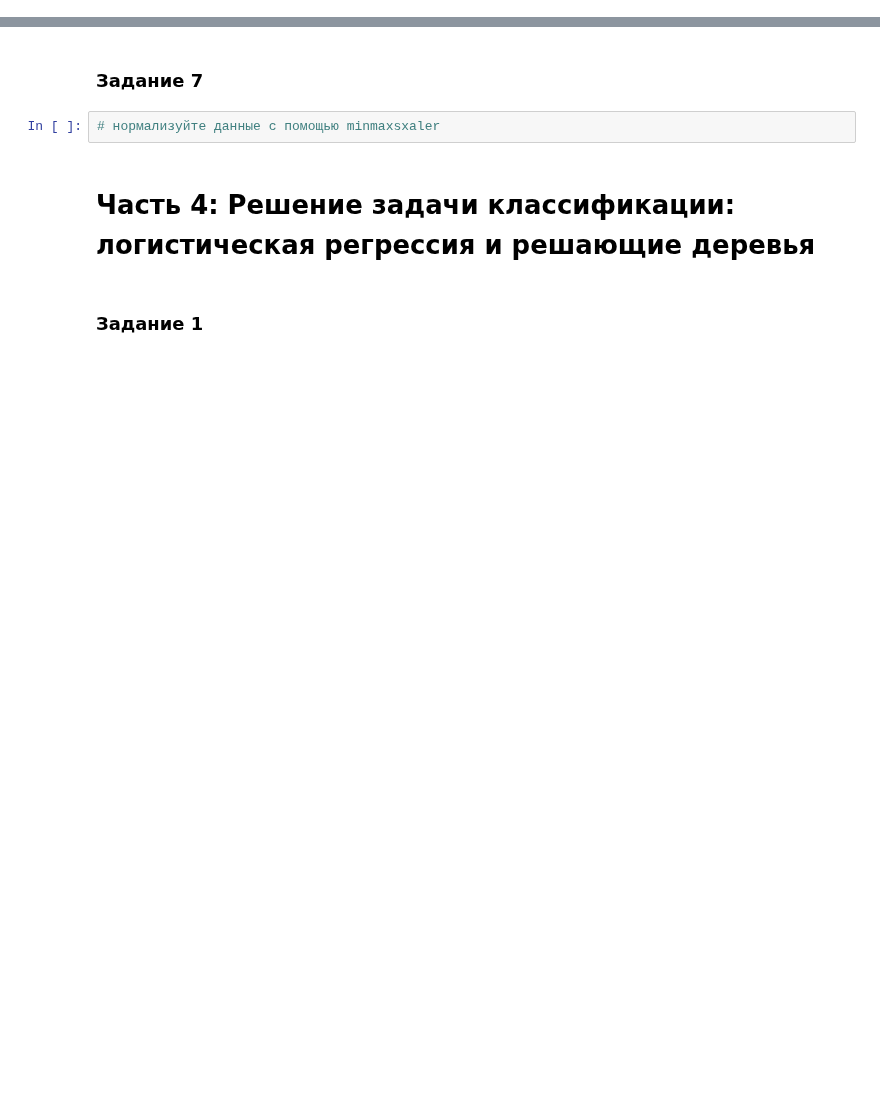
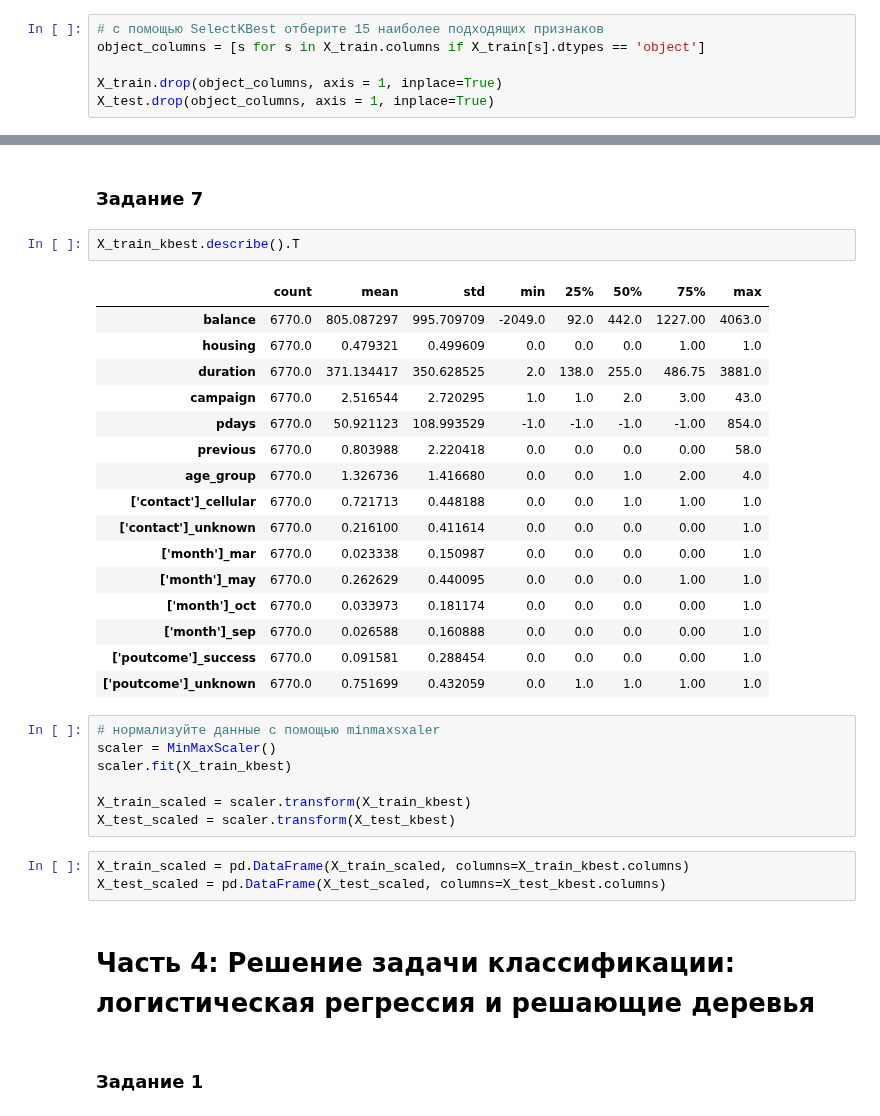
Before and after one commit to PoluboyarinovSI/SF_DataScience, a Jupyter notebook: project_4/Project_4_ML.ipynb, the cells around one changed output, grey strips where cells are left out. Cells and saved outputs as stored; diff of their text form; blank space fills up the shorter version.

```diff
--- a/project_4/Project_4_ML.ipynb
+++ b/project_4/Project_4_ML.ipynb
@@ -349,0 +417,6 @@ X_train, X_test, y_train, y_test = train_test_split(X, y, stratify=y, random_sta
+# %%
+# с помощью SelectKBest отберите 15 наиболее подходящих признаков
+object_columns = [s for s in X_train.columns if X_train[s].dtypes == 'object']
+
+X_train.drop(object_columns, axis = 1, inplace=True)
+X_test.drop(object_columns, axis = 1, inplace=True)
@@ -350,7 +437,34 @@ X_train, X_test, y_train, y_test = train_test_split(X, y, stratify=y, random_sta
 # %% [markdown]
 ### Задание 7
+# %%
+X_train_kbest.describe().T
+# %% [output]
+|  | count | mean | std | min | 25% | 50% | 75% | max |
+| balance | 6770.0 | 805.087297 | 995.709709 | -2049.0 | 92.0 | 442.0 | 1227.00 | 4063.0 |
+| housing | 6770.0 | 0.479321 | 0.499609 | 0.0 | 0.0 | 0.0 | 1.00 | 1.0 |
+| duration | 6770.0 | 371.134417 | 350.628525 | 2.0 | 138.0 | 255.0 | 486.75 | 3881.0 |
+| campaign | 6770.0 | 2.516544 | 2.720295 | 1.0 | 1.0 | 2.0 | 3.00 | 43.0 |
+| pdays | 6770.0 | 50.921123 | 108.993529 | -1.0 | -1.0 | -1.0 | -1.00 | 854.0 |
+| previous | 6770.0 | 0.803988 | 2.220418 | 0.0 | 0.0 | 0.0 | 0.00 | 58.0 |
+| age_group | 6770.0 | 1.326736 | 1.416680 | 0.0 | 0.0 | 1.0 | 2.00 | 4.0 |
+| ['contact']_cellular | 6770.0 | 0.721713 | 0.448188 | 0.0 | 0.0 | 1.0 | 1.00 | 1.0 |
+| ['contact']_unknown | 6770.0 | 0.216100 | 0.411614 | 0.0 | 0.0 | 0.0 | 0.00 | 1.0 |
+| ['month']_mar | 6770.0 | 0.023338 | 0.150987 | 0.0 | 0.0 | 0.0 | 0.00 | 1.0 |
+| ['month']_may | 6770.0 | 0.262629 | 0.440095 | 0.0 | 0.0 | 0.0 | 1.00 | 1.0 |
+| ['month']_oct | 6770.0 | 0.033973 | 0.181174 | 0.0 | 0.0 | 0.0 | 0.00 | 1.0 |
+| ['month']_sep | 6770.0 | 0.026588 | 0.160888 | 0.0 | 0.0 | 0.0 | 0.00 | 1.0 |
+| ['poutcome']_success | 6770.0 | 0.091581 | 0.288454 | 0.0 | 0.0 | 0.0 | 0.00 | 1.0 |
+| ['poutcome']_unknown | 6770.0 | 0.751699 | 0.432059 | 0.0 | 1.0 | 1.0 | 1.00 | 1.0 |
 # %%
 # нормализуйте данные с помощью minmaxsxaler
+scaler = MinMaxScaler()
+scaler.fit(X_train_kbest)
+
+X_train_scaled = scaler.transform(X_train_kbest)
+X_test_scaled = scaler.transform(X_test_kbest)
+# %%
+X_train_scaled = pd.DataFrame(X_train_scaled, columns=X_train_kbest.columns)
+X_test_scaled = pd.DataFrame(X_test_scaled, columns=X_test_kbest.columns)
 # %% [markdown]
 # Часть 4: Решение задачи классификации: логистическая регрессия и решающие деревья
 # %% [markdown]
```
Also changed, not shown: parts of 39 cells of this notebook.
